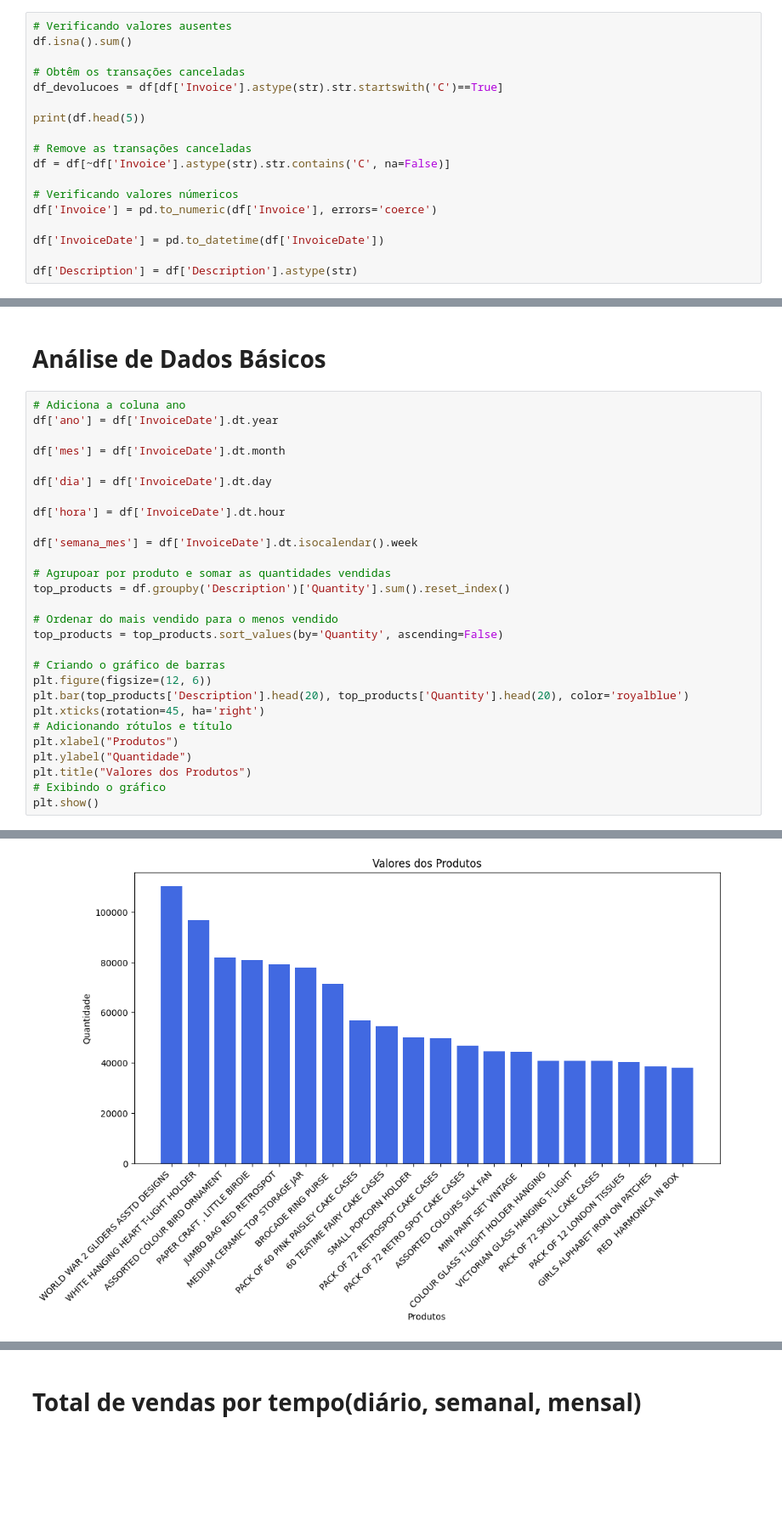
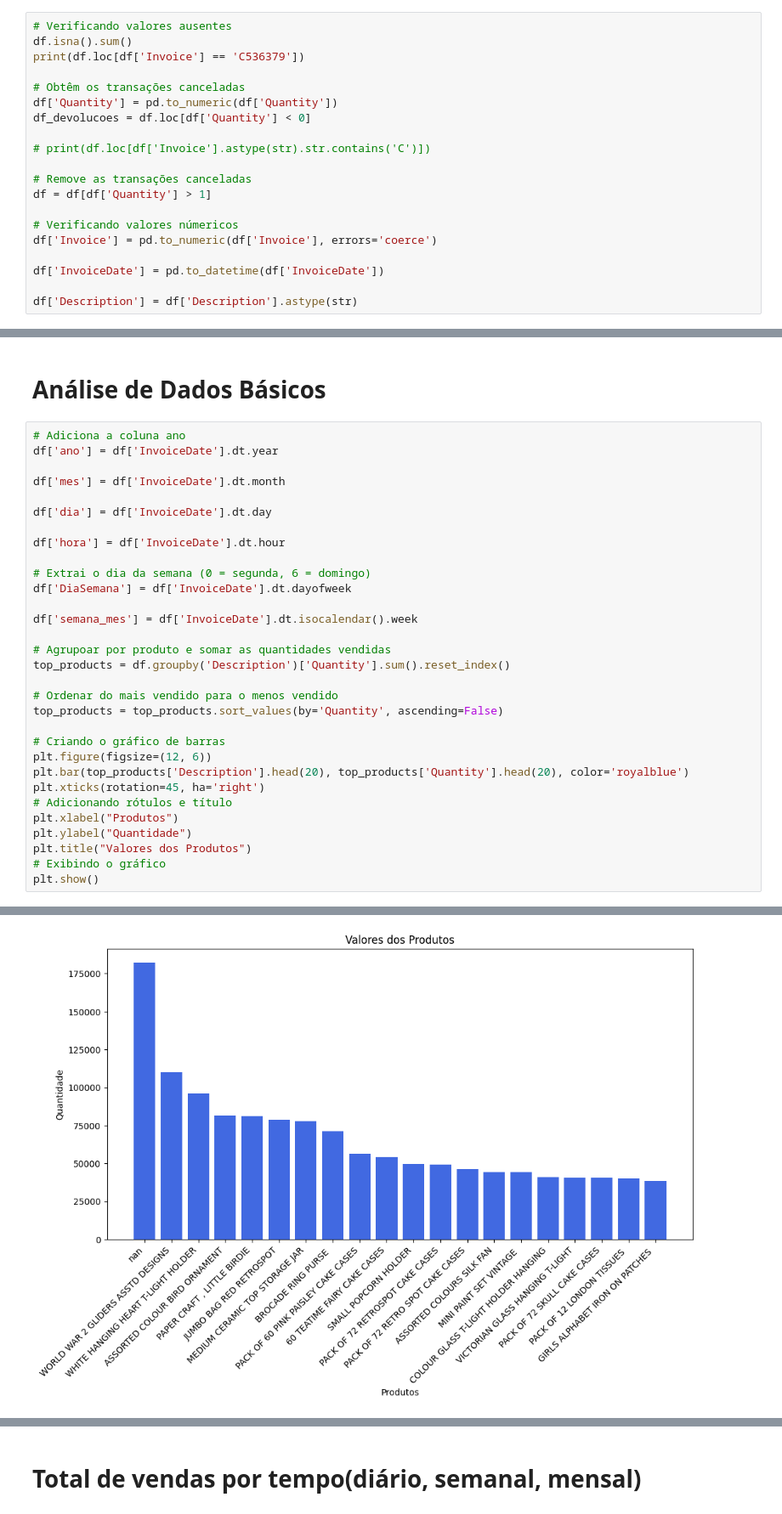
Before and after one commit to nickmorche/online_retail_data_analysis, a Jupyter notebook: data_analysis.ipynb, the cells around one changed output, grey strips where cells are left out. Shown at 85% size. Cells and saved outputs as stored; diff of their text form; blank space fills up the shorter version.

```diff
--- a/data_analysis.ipynb
+++ b/data_analysis.ipynb
@@ -80,14 +75,16 @@ plt.yticks(range(len(correlation.columns)), correlation.columns)
 # %%
 # Verificando valores ausentes
 df.isna().sum()
+print(df.loc[df['Invoice'] == 'C536379'])
 
 # Obtêm os transações canceladas
-df_devolucoes = df[df['Invoice'].astype(str).str.startswith('C')==True]
+df['Quantity'] = pd.to_numeric(df['Quantity'])
+df_devolucoes = df.loc[df['Quantity'] < 0]
 
-print(df.head(5))
+# print(df.loc[df['Invoice'].astype(str).str.contains('C')])
 
 # Remove as transações canceladas
-df = df[~df['Invoice'].astype(str).str.contains('C', na=False)]
+df = df[df['Quantity'] > 1]
 
 # Verificando valores númericos
 df['Invoice'] = pd.to_numeric(df['Invoice'], errors='coerce')
@@ -106,6 +111,9 @@ df['mes'] = df['InvoiceDate'].dt.month
 df['dia'] = df['InvoiceDate'].dt.day
 
 df['hora'] = df['InvoiceDate'].dt.hour
+
+# Extrai o dia da semana (0 = segunda, 6 = domingo)
+df['DiaSemana'] = df['InvoiceDate'].dt.dayofweek
 
 df['semana_mes'] = df['InvoiceDate'].dt.isocalendar().week
 
@@ -149,4 +137,4 @@ plt.show()
-[figure, old version]
+[figure, new version]
 # %%
 # Agrupoar por produto e somar as quantidades vendidas
 top_products_revenue = df.groupby('Description')['Price'].sum().reset_index()
```
Also changed, not shown: parts of 28 cells of this notebook.
